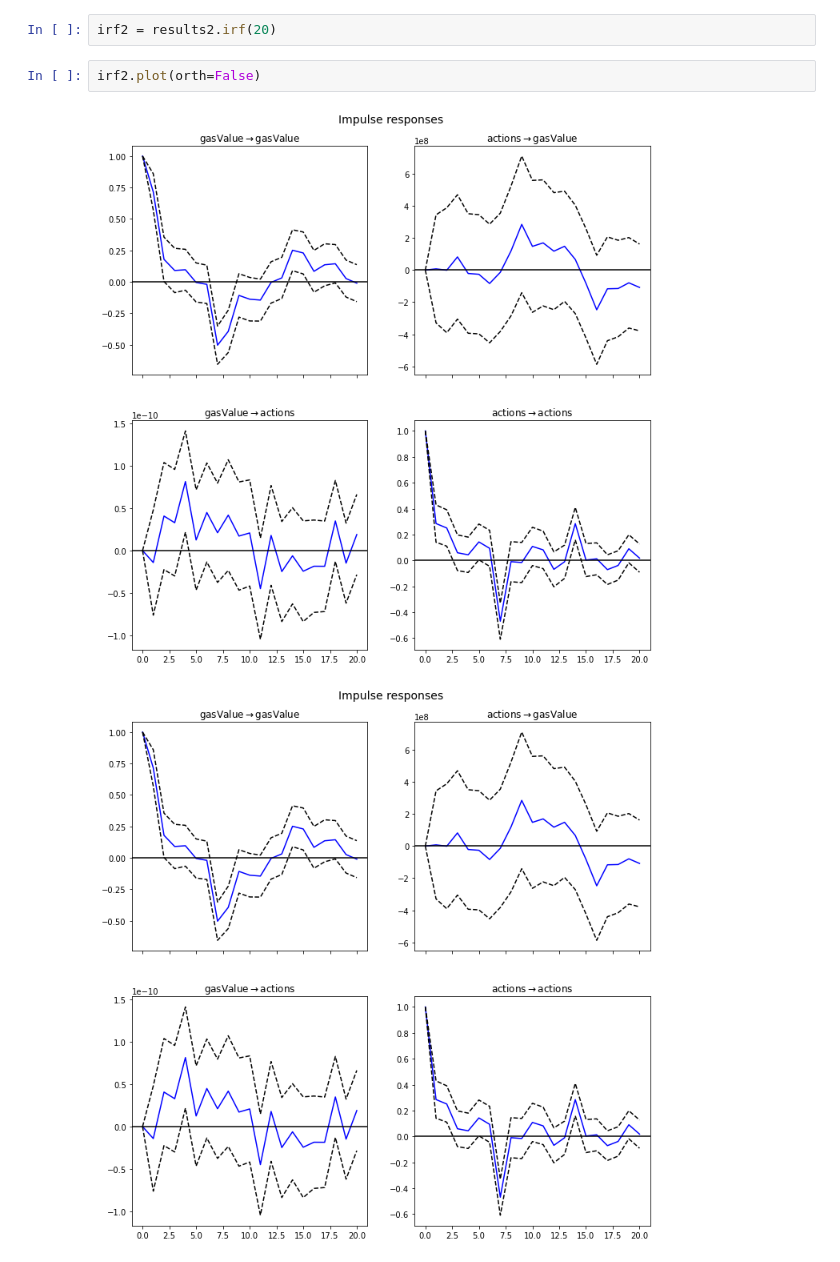
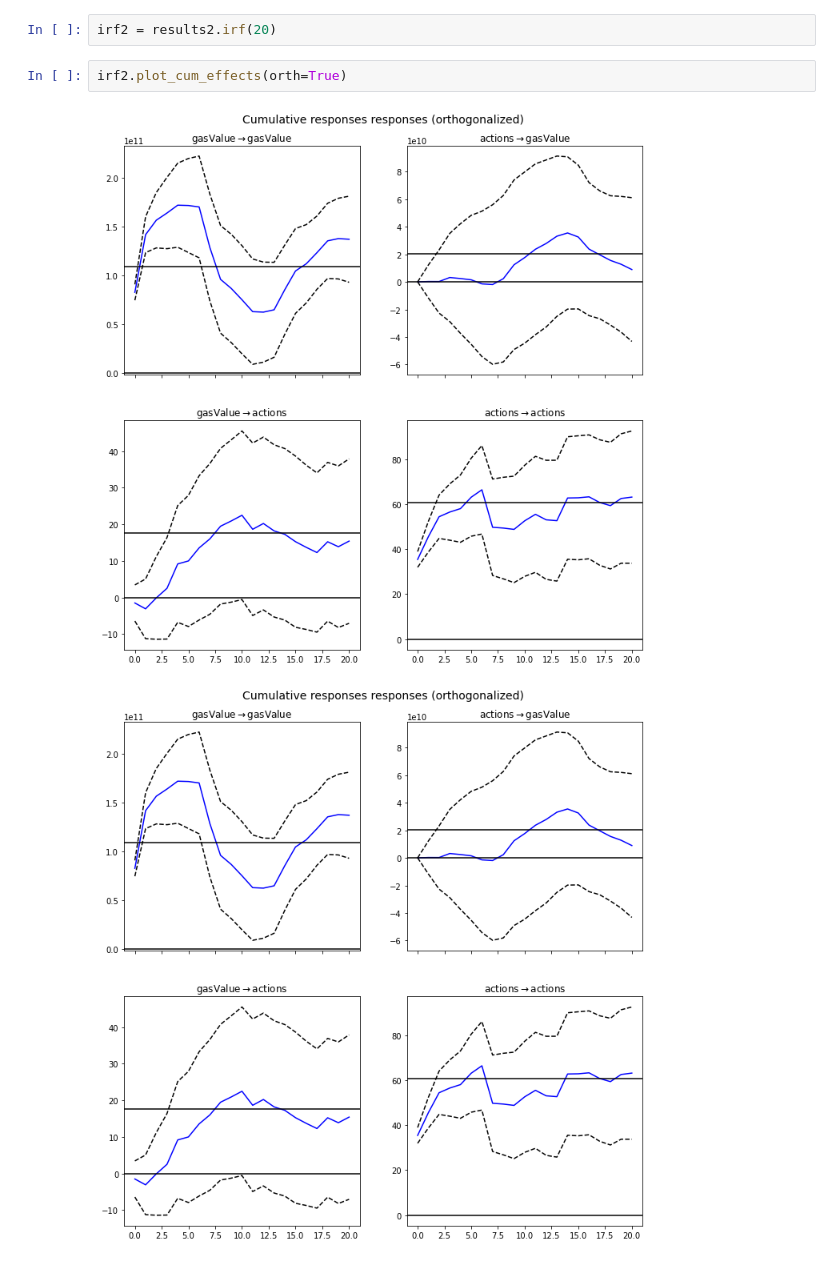
Before and after one commit to Grasia/gas-dao-activity, a Jupyter notebook: gas_aragon_activity_causality.ipynb, the cells around one changed output. Drawn from its saved outputs; the diff is of its cells as text.

```diff
--- a/gas_aragon_activity_causality.ipynb
+++ b/gas_aragon_activity_causality.ipynb
@@ -533,7 +526,7 @@ results2.plot_acorr()
 # %%
 irf2 = results2.irf(20)
 # %%
-irf2.plot(orth=False)
+irf2.plot_cum_effects(orth=True)
 # %% [output]
-[figure, old version]
+[figure, new version]
-[figure, old version]
+[figure, new version]
```
Also changed, not shown: parts of 21 cells of this notebook, 1 other file.
